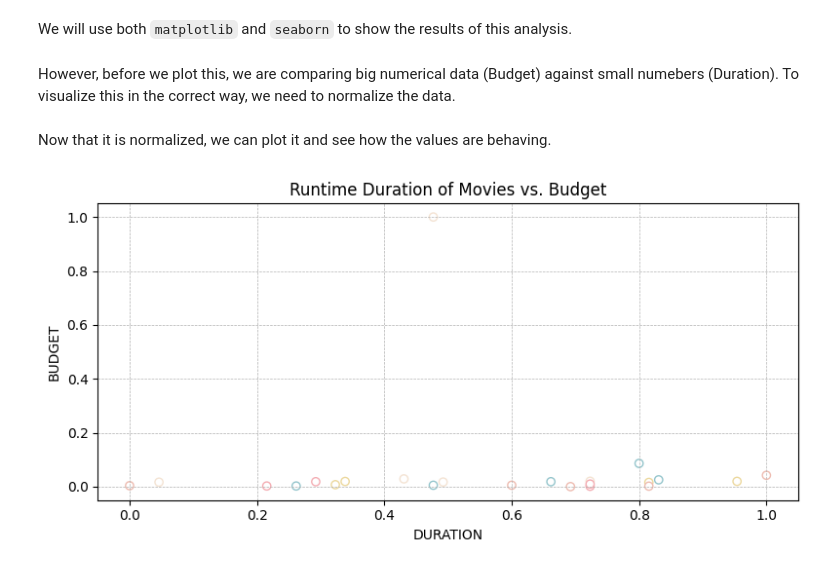
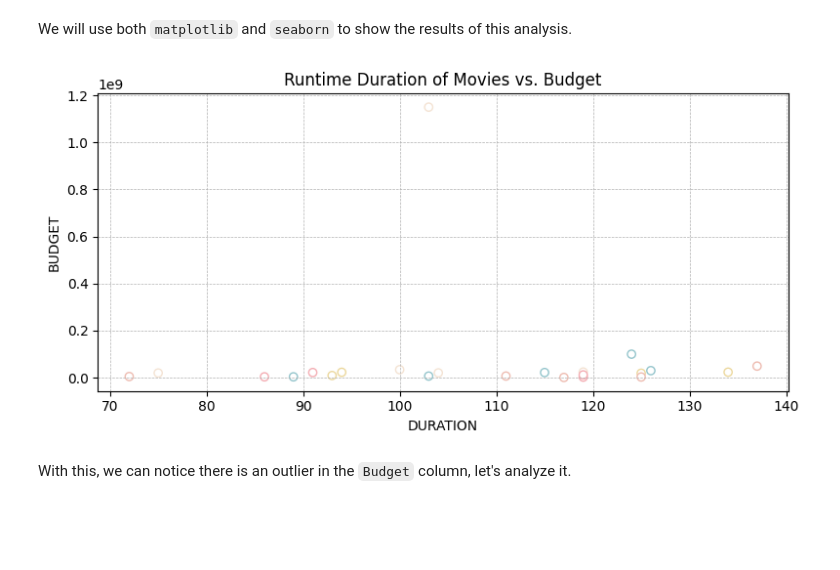
Before and after one commit to sarahi-capi/ghibli-data-analysis, a Jupyter notebook: notebooks/02_exploratory_data_analysis.ipynb, the cells around one changed output. Drawn from its saved outputs; the diff is of its cells as text; code cells hidden in the pictures; blank space fills up the shorter version.

Commit message:
Fixing outlier from Budget column

```diff
--- a/notebooks/02_exploratory_data_analysis.ipynb
+++ b/notebooks/02_exploratory_data_analysis.ipynb
@@ -50,5 +50,3 @@ We will use both `matplotlib` and `seaborn` to show the results of this analysis
 # Extracting Budget and Duration from the database to compare them
 x = studio_ghibli["Duration"].dt.seconds / 60 # This will convert the values we have to minutes. Easier to visualize
 y = studio_ghibli["Budget"]
-# %% [markdown]
-However, before we plot this, we are comparing big numerical data (Budget) against small numebers (Duration). To visualize this in the correct way, we need to normalize the data.
@@ -58,14 +53,14 @@ normalized_y = (y - y.min()) / (y.max() - y.min())
-# %% [markdown]
-Now that it is normalized, we can plot it and see how the values are behaving.
 # %%
 # Scatter Plot
 plt.figure(figsize = (8,4)) # 8 x 4 inches plot
-plt.scatter(normalized_x, normalized_y, c = 'w', edgecolor = palette)
+plt.scatter(x, y, c = 'w', edgecolor = palette)
 plt.title('Runtime Duration of Movies vs. Budget')
 plt.xlabel('DURATION')
 plt.ylabel('BUDGET')
 plt.grid(True, which = 'both', linestyle = '--', linewidth = 0.5)
 plt.tight_layout()
 plt.show()
 # %% [output]
-[figure, old version]
+[figure, new version]
+# %% [markdown]
+With this, we can notice there is an outlier in the `Budget` column, let's analyze it.
```
Also changed, not shown: parts of 10 cells of this notebook.
